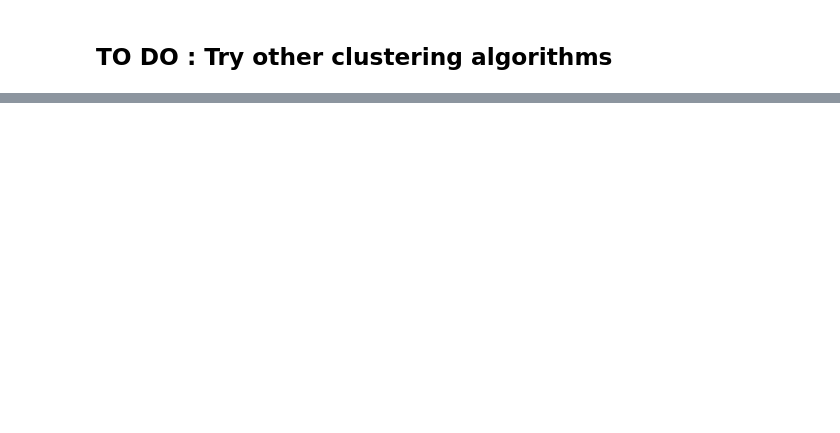
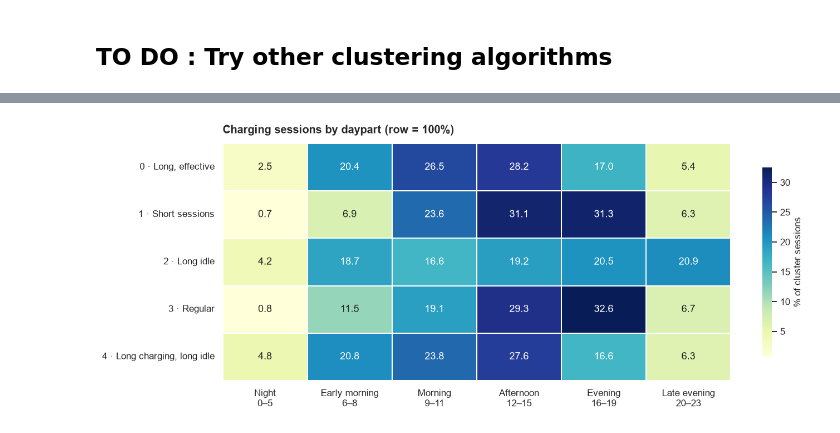
Before and after one commit to katarzynarogalska/Intro-to-Business-Analytics, a Jupyter notebook: user_clustering.ipynb, the cells around one changed output, grey strips where cells are left out. Saved outputs shown, nothing was run; the diff lists cells and outputs as text; code cells hidden in the pictures; blank space fills up the shorter version.

```diff
--- a/user_clustering.ipynb
+++ b/user_clustering.ipynb
@@ -584,0 +791,11 @@ TO DO : cluster analysis based on other features in the dataset
+# %%
+# 3b. dayparts (summary of the chart above)
+DAYPART_BINS = [-1, 5, 8, 11, 15, 19, 23]
+DAYPARTS = ["Night\n0–5", "Early morning\n6–8", "Morning\n9–11", "Afternoon\n12–15",
+            "Evening\n16–19", "Late evening\n20–23"]
+dc["daypart"] = pd.cut(dc["start_hour"], DAYPART_BINS, labels=DAYPARTS)
+daypart_heatmap = pd.crosstab(dc["Cluster"], dc["daypart"], normalize="index") * 100
+
+cluster_heatmap(daypart_heatmap, "Charging sessions by daypart (row = 100%)", fmt=".1f", cmap="YlGnBu")
+# %% [output]
+[figure, added]
```
Also changed, not shown: parts of 29 cells of this notebook, 1 other file.
